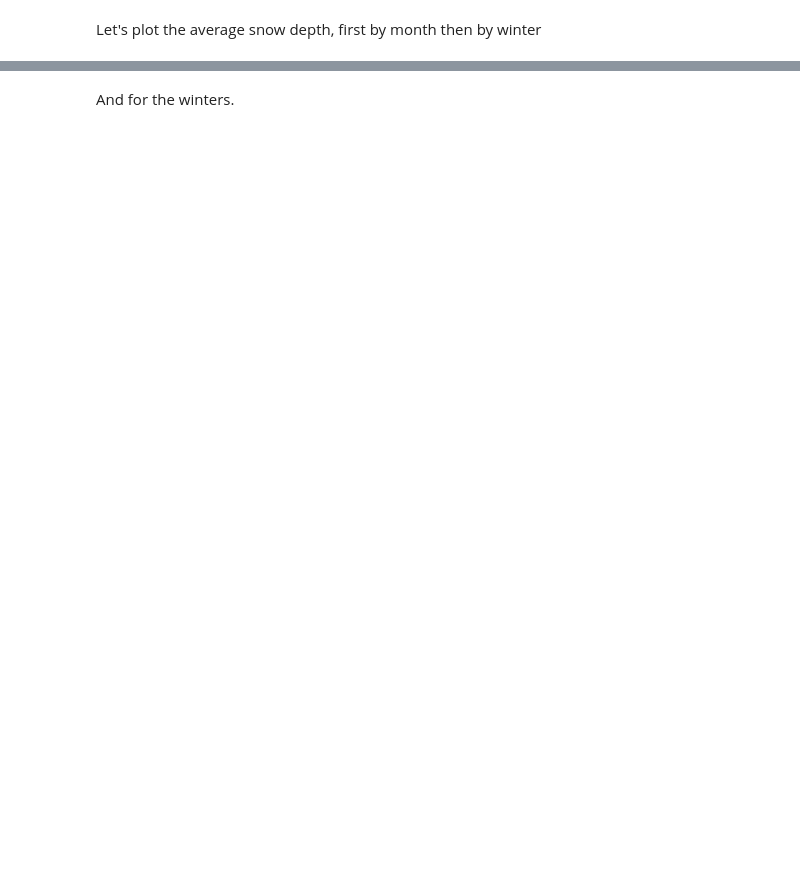
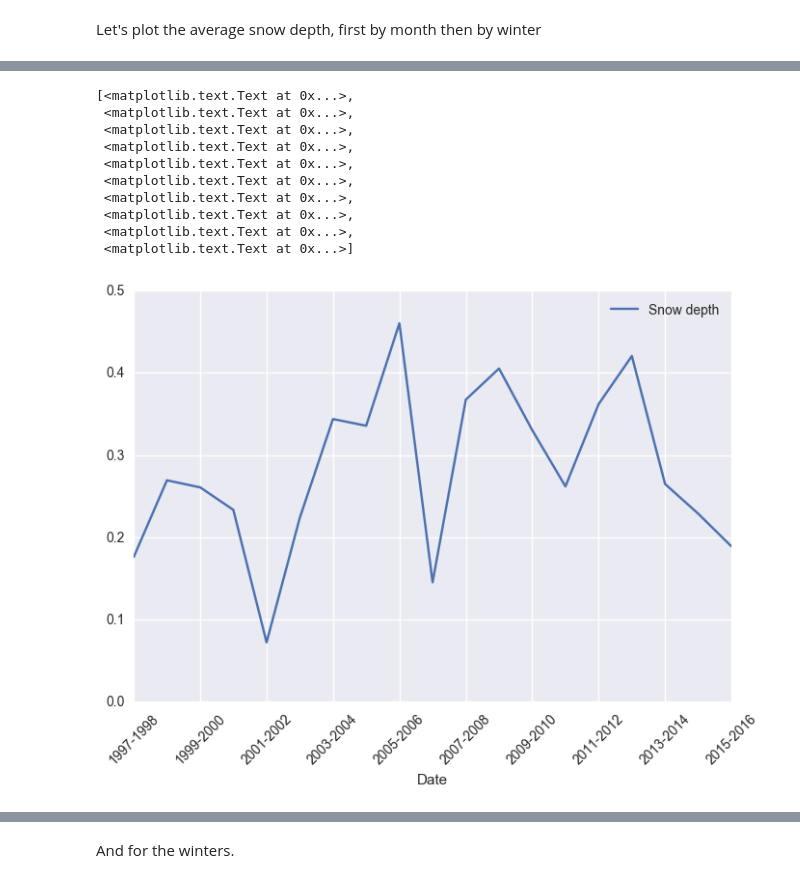
Before and after one commit to Pamoi/datavalanche, a Jupyter notebook: src/datavalanche.ipynb, the cells around one changed output, grey strips where cells are left out. Saved outputs shown, nothing was run; the diff lists cells and outputs as text; code cells hidden in the pictures; blank space fills up the shorter version.

```diff
--- a/src/datavalanche.ipynb
+++ b/src/datavalanche.ipynb
@@ -373,0 +239,16 @@ adelboden_month.plot(ax=axs[1], y='2 metre temperature', yticks=range(-5, 6), ki
+# %%
+ax = meteo_data_winter.plot(y='Snow depth', yticks=np.arange(0, 0.51, 0.1))
+
+ax.set_xticklabels(ax.xaxis.get_majorticklabels(), rotation=45)
+# %% [output]
+[<matplotlib.text.Text at 0x...>,
+ <matplotlib.text.Text at 0x...>,
+ <matplotlib.text.Text at 0x...>,
+ <matplotlib.text.Text at 0x...>,
+ <matplotlib.text.Text at 0x...>,
+ <matplotlib.text.Text at 0x...>,
+ <matplotlib.text.Text at 0x...>,
+ <matplotlib.text.Text at 0x...>,
+ <matplotlib.text.Text at 0x...>,
+ <matplotlib.text.Text at 0x...>]
+[figure, added]
```
Also changed, not shown: parts of 57 cells of this notebook, 1 other file.
